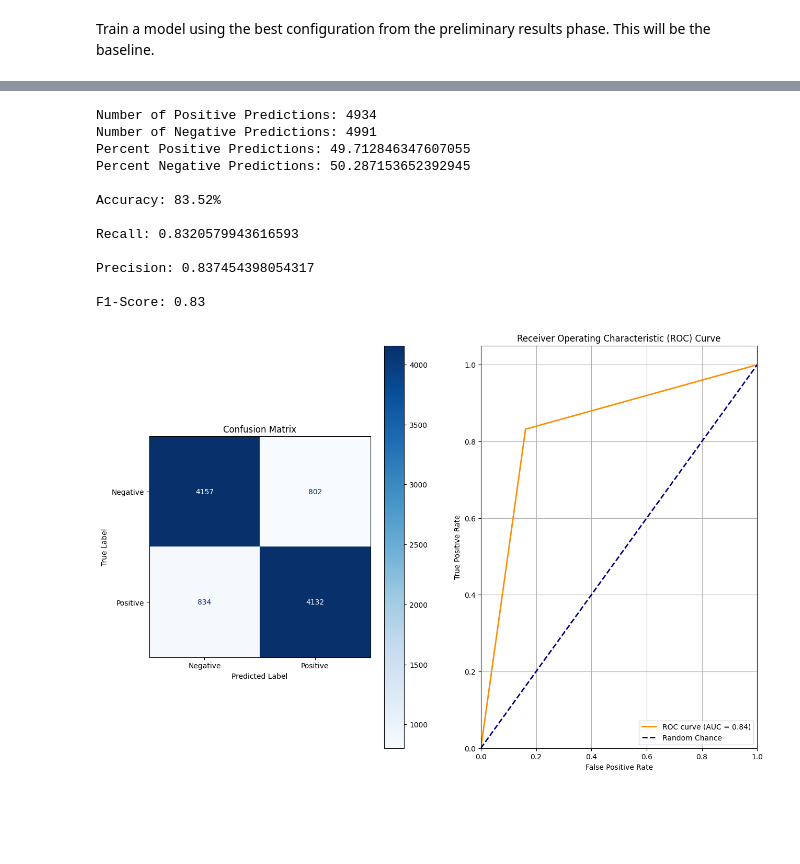
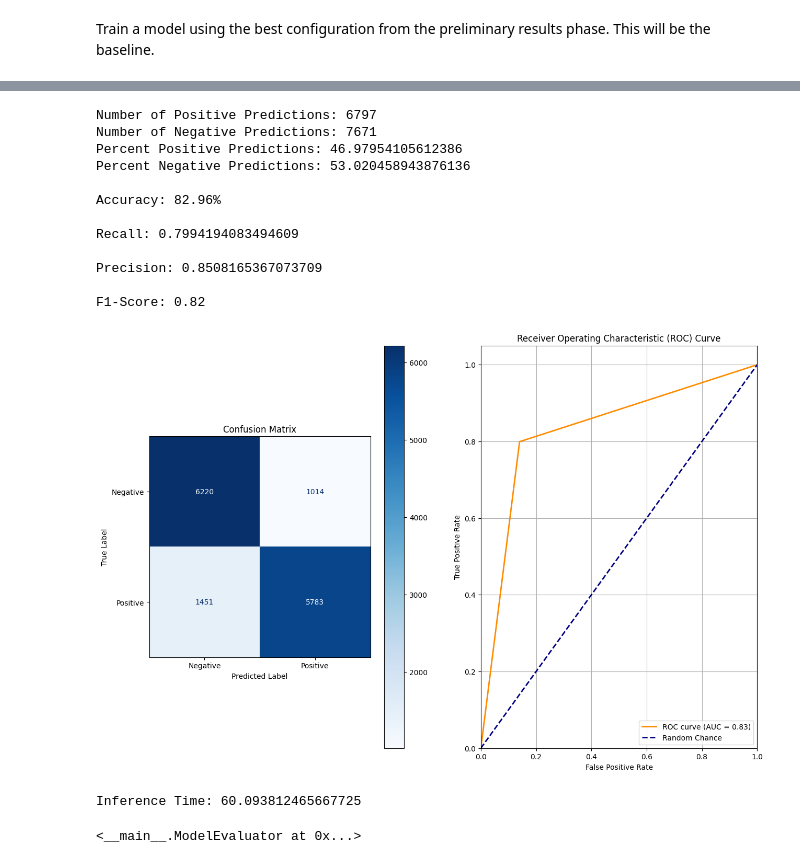
Before and after one commit to rcwaterman/DSE6212, a Jupyter notebook: Project/Final/model_testing.ipynb, the cells around one changed output, grey strips where cells are left out. Saved outputs shown, nothing was run; the diff lists cells and outputs as text; code cells hidden in the pictures; blank space fills up the shorter version.

Commit message:
Completed final analysis

```diff
--- a/Project/Final/model_testing.ipynb
+++ b/Project/Final/model_testing.ipynb
@@ -18,6 +18,8 @@ class ModelEvaluator():
     def __init__(self, fit_model=None, pipe=None):
         self.model = fit_model
         self.pipe = pipe
+        self.false_positives = []
+        self.false_negatives = []
 
     def eval_model(self, X_test, y_test, labels):
         assert self.model is not None
@@ -85,10 +87,12 @@ class ModelEvaluator():
         for i, dir in enumerate(self.novel_y):
             if self.reclassified_predictions[i] == 1 and dir == 0:
                 self.confusion_matrix['false_positive']+=1
+                self.false_positives.append(self.novel_x[i])
             elif self.reclassified_predictions[i] == 1 and dir == 1:
                 self.confusion_matrix['true_positive']+=1
             elif self.reclassified_predictions[i] == 0 and dir == 1:
                 self.confusion_matrix['false_negative']+=1
+                self.false_negatives.append(self.novel_x[i])
             elif self.reclassified_predictions[i] == 0 and dir == 0:
                 self.confusion_matrix['true_negative'] += 1
 
@@ -376,33 +413,47 @@ len(val_data)
 # %%
 from transformers import pipeline
+from transformers import AutoTokenizer
+from time import time
 
-def test_model(model_checkpoint, val_data):
-    tokenizer = AutoTokenizer.from_pretrained(model_checkpoint)
+def test_model(check_path, val_data):
+
+    checkpoints = sorted([path.split("-")[-1] for path in os.listdir(check_path) if "checkpoint" in path], reverse=True)
+    # Select the last major checkpoint.
+    model_checkpoint = f'{check_path}/checkpoint-{checkpoints[1]}'
+
+    tokenizer = AutoTokenizer.from_pretrained(check_path)
     model = BertForSequenceClassification.from_pretrained(model_checkpoint)
 
     #Set up the analysis pipe
-    pipe = pipeline(task="sentiment-analysis", model=model, tokenizer=tokenizer)
+    pipe = pipeline(task="sentiment-analysis", model=model, tokenizer=tokenizer, device='cuda')
     pipe_evaluator = ModelEvaluator(pipe=pipe)
 
     labels = ["Negative", "Positive"]
     X_val = list(val_data['text'].values)
-    y_val = np.array(val_data['senitment'])
+    y_val = np.array(val_data['sentiment'])
 
+    start = time()
     pipe_evaluator.eval_pipe(X_test=X_val, y_test=y_val, labels=labels)
+    end = time()
+    print(f'Inference Time: {end-start}')
+
+    return pipe_evaluator
 # %%
-full_model_3_checkpoint = 'results_frozen_False_epochs_3_0/checkpoint-13000'
-test_model(full_model_3_checkpoint, val_data)
+base_ft_checkpoint = 'results/base_ft_model'
+test_model(base_ft_checkpoint, val_data)
 # %% [output]
-Number of Positive Predictions: 4934
-Number of Negative Predictions: 4991
-Percent Positive Predictions: 49.712846347607055
-Percent Negative Predictions: 50.287153652392945
+Number of Positive Predictions: 6797
+Number of Negative Predictions: 7671
+Percent Positive Predictions: 46.97954105612386
+Percent Negative Predictions: 53.020458943876136
 
-Accuracy: 83.52%
+Accuracy: 82.96%
 
-Recall: 0.8320579943616593
+Recall: 0.7994194083494609
 
-Precision: 0.837454398054317
+Precision: 0.8508165367073709
 
-F1-Score: 0.83
+F1-Score: 0.82
-[figure, old version]
+[figure, new version]
+Inference Time: 60.093812465667725
+<__main__.ModelEvaluator at 0x...>
```
Also changed, not shown: parts of 38 cells of this notebook.
